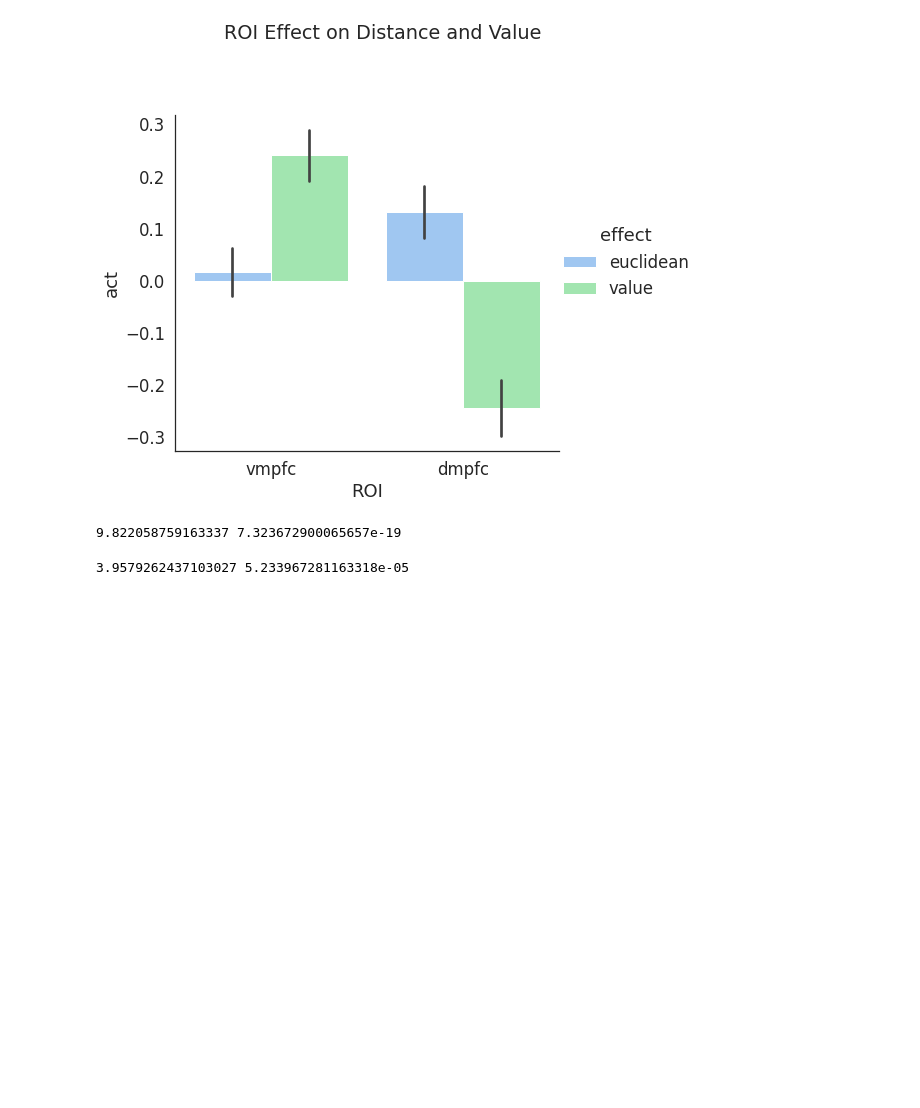
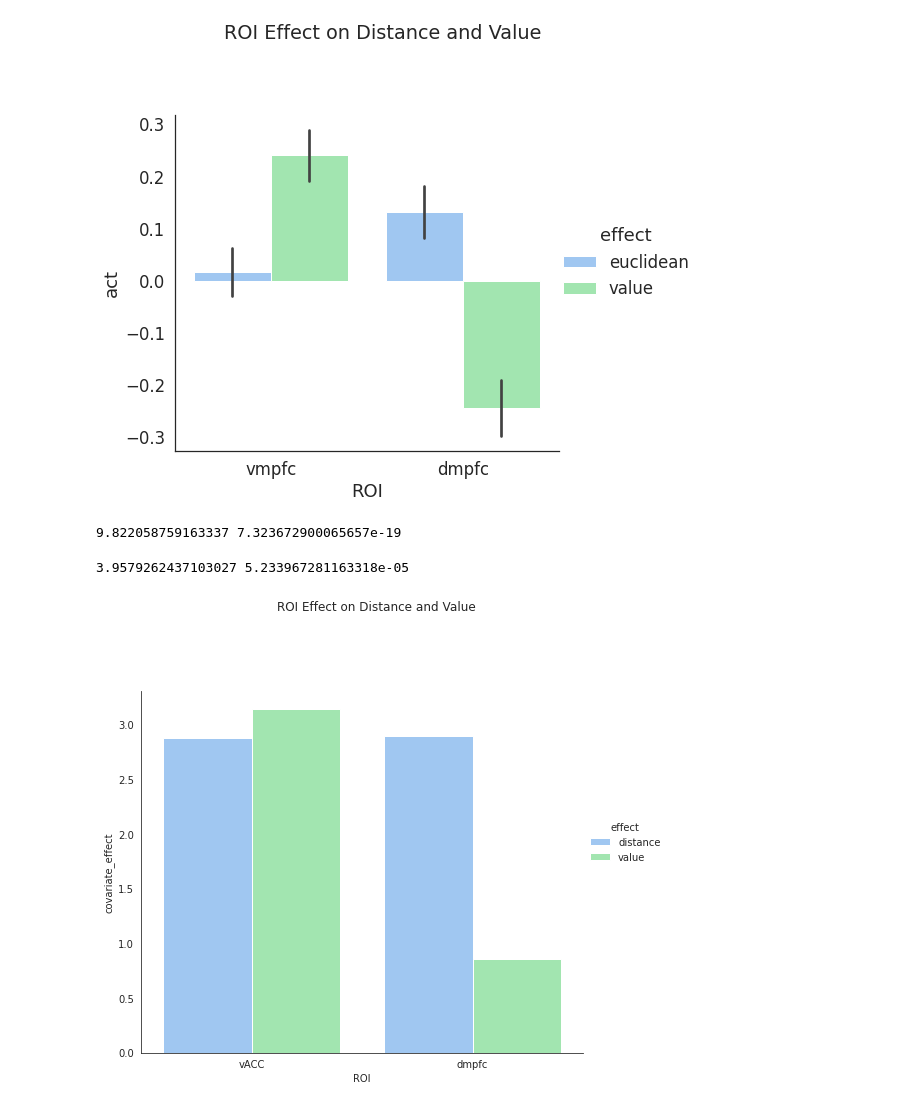
Before and after one commit to YukunQu/DCM, a Jupyter notebook: analysis/mri/figure/separtion_distance_value.ipynb, the cells around one changed output. Drawn from its saved outputs; the diff is of its cells as text; code cells hidden in the pictures; blank space fills up the shorter version.

```diff
--- a/analysis/mri/figure/separtion_distance_value.ipynb
+++ b/analysis/mri/figure/separtion_distance_value.ipynb
@@ -134,3 +133,30 @@ t, p = ttest_1samp(d,0,alternative='greater')
 print(t,p)
 # %% [output]
 3.9579262437103027 5.233967281163318e-05
+# %%
+distance_zmap = r'/mnt/data/DCM/result_backup/2023.5.14/Nilearn/game1/distance_spct/Setall/6fold/group_203/acc/M2_corrxdistance_acc_zmap.nii.gz'
+
+value_zmap = r'/mnt/data/DCM/result_backup/2023.5.14/Nilearn/game1/value_spct/Setall/6fold/group/acc/value_acc_zmap.nii.gz'
+
+# set roi
+dmpfc = image.load_img(r'/mnt/workdir/DCM/Docs/Mask/VMPFC/BN_amPFC.nii.gz')
+vACC = image.load_img(r'/mnt/workdir/DCM/Docs/Mask/VMPFC/BN_vACC.nii.gz')
+
+data = pd.DataFrame()
+for effect in ['distance','value']:
+    for roi_name in ['vACC','dmpfc']:
+        covariate_map = eval(f'{effect}_zmap')
+        roi = eval(roi_name)
+        covariate_effect = masking.apply_mask(covariate_map,roi)
+        data = data.append(pd.DataFrame({'covariate_effect':covariate_effect,'ROI':roi_name,'effect':effect}))
+
+# create the bar plot using seaborn
+sns.catplot(x="ROI", y="covariate_effect", hue="effect",
+                data=data, kind="bar",errorbar=None, height=7)
+# set the title of the plot
+plt.subplots_adjust(top=0.8)
+plt.suptitle('ROI Effect on Distance and Value')
+
+plt.show()
+# %% [output]
+[figure, added]
```
Also changed, not shown: parts of 1 cell of this notebook, 16 other files.
